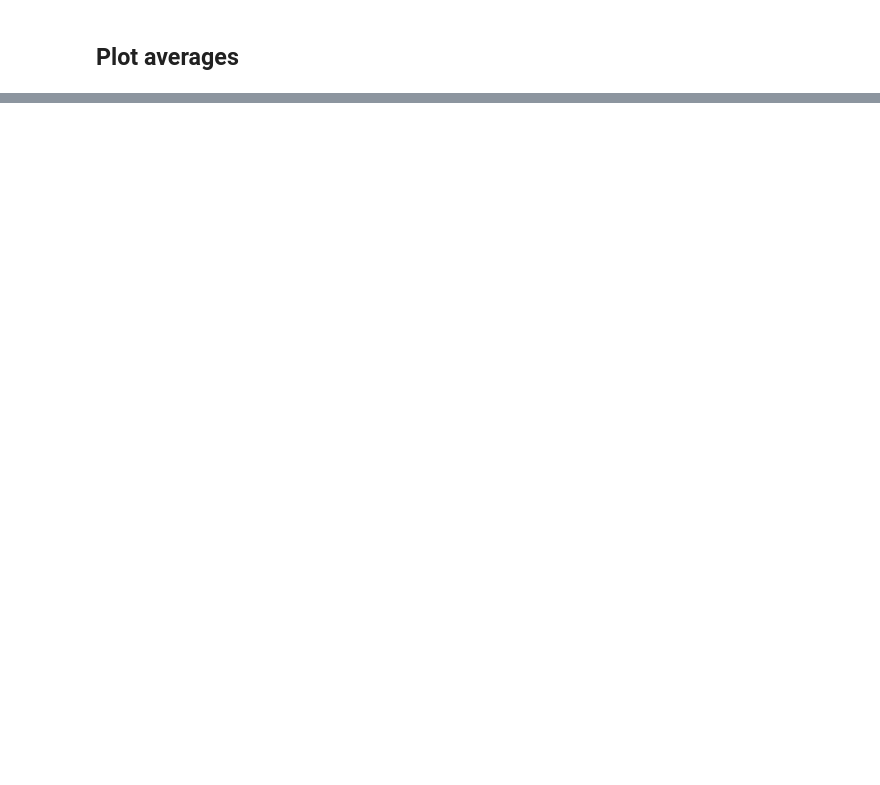
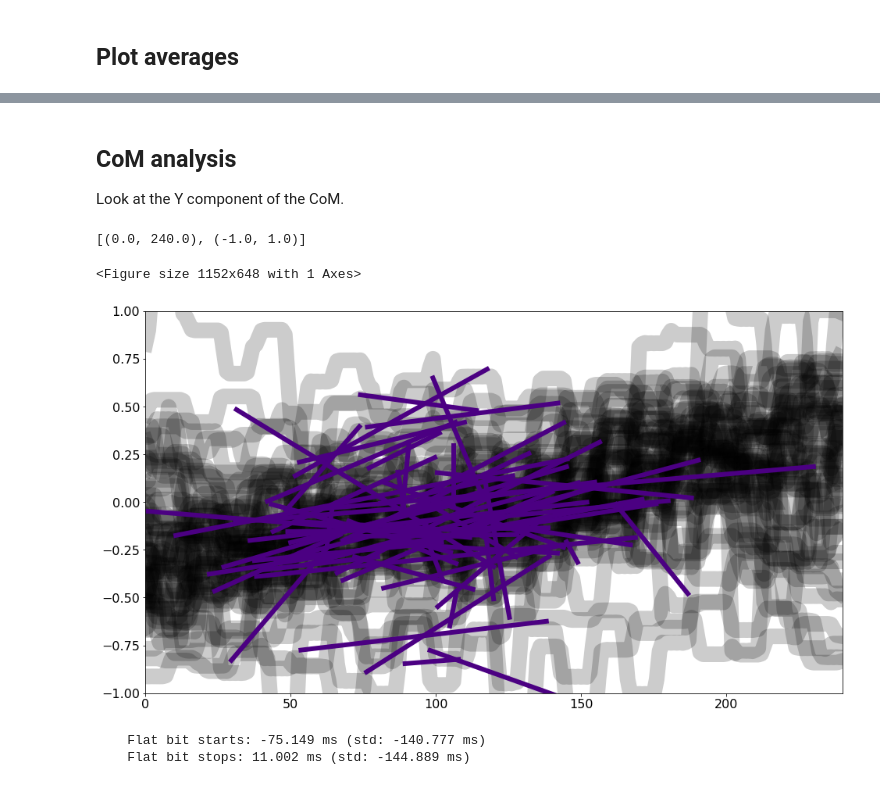
Before and after one commit to Egzona66/APA_setup, a Jupyter notebook: analysis/dlc_analysis.ipynb, the cells around one changed output, grey strips where cells are left out. Saved outputs shown, nothing was run; the diff lists cells and outputs as text; code cells hidden in the pictures; blank space fills up the shorter version.

```diff
--- a/analysis/dlc_analysis.ipynb
+++ b/analysis/dlc_analysis.ipynb
@@ -394,0 +445,9 @@ No artists with labels found to put in legend.  Note that artists whose label st
+# %% [markdown]
+## CoM analysis
+
+Look at the Y component of the CoM.
+# %%
+wt = all_data.data.loc[all_data.data.condition == "WT"]
+COGs = np.dstack([v for v in wt["CoG"].values])
+cog = np.mean(COGs, 2)
+cog_std = np.std(COGs, 2)
@@ -394,0 +483,48 @@ No artists with labels found to put in legend.  Note that artists whose label st
+# %%
+f, ax = plt.subplots(figsize=(16, 9))
+
+
+
+flat_starts = []
+flat_stops = []
+for i in range(COGs.shape[-1]):
+    y = rolling_mean(COGs[:, 1, i], 1)
+
+    px, py = segments_fit(np.arange(len(y)), y, 4)
+
+    ax.plot(
+        y,
+        color='k', alpha=.2, lw=20, zorder=-1
+    )
+
+    # ax.plot([px[0], px[1]], [py[0], py[1]], color="red", alpha=1, lw=6, label="fit")
+    # # ax.plot(px[1:3], py[1:3], color=indigo, alpha=1, lw=6, label="fit")
+    ax.plot([px[1], px[2]], [py[1], py[2]], color="indigo", alpha=1, lw=6, label="fit")
+    # ax.plot([px[2], px[3]], [py[2], py[3]], color="green", alpha=1, lw=6, label="fit")
+
+    if 0 < px[1] < 240:
+        flat_starts.append(px[1])
+
+    if 0 < px[2] < 240:
+        flat_stops.append(px[2])
+
+    # ax.scatter(px, py, s=250, lw=4, ec=indigo, fc="white", zorder=100)
+
+
+ax.set(xlim=[0, 240], ylim=[-1, 1])
+    # if i == 5:
+    #     break
+# %% [output]
+[(0.0, 240.0), (-1.0, 1.0)]
+<Figure size 1152x648 with 1 Axes>
+[figure, added]
+# %%
+print(f"""
+
+    Flat bit starts: {frame2ms(-1 * (120 - np.mean(flat_starts))):.3f} ms (std: {frame2ms(-1 * (120 - np.std(flat_starts))):.3f} ms)
+    Flat bit stops: {frame2ms(-1 * (120 - np.mean(flat_stops))):.3f} ms (std: {frame2ms(-1 * (120 - np.std(flat_stops))):.3f} ms)
+
+""")
+# %% [output]
+    Flat bit starts: -75.149 ms (std: -140.777 ms)
+    Flat bit stops: 11.002 ms (std: -144.889 ms)
```
Also changed, not shown: parts of 12 cells of this notebook, 7 other files.
